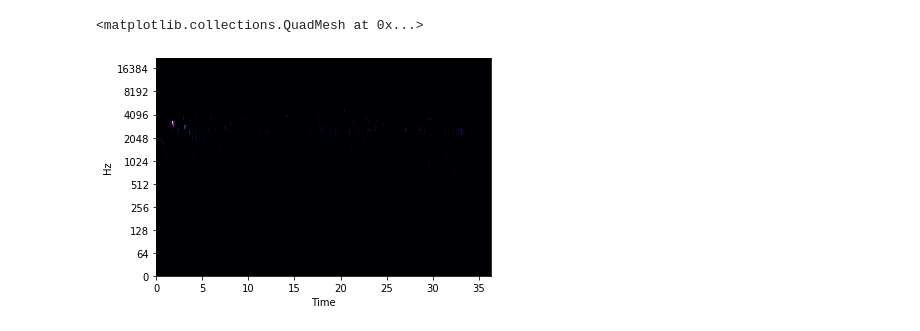
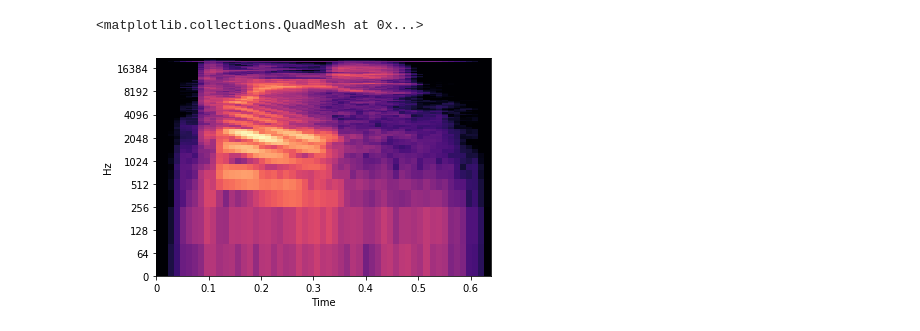
Before and after one commit to DACUS1995/Voice2Command, a Jupyter notebook: experiments/trigger_word.ipynb, the cells around one changed output. Drawn from its saved outputs; the diff is of its cells as text; code cells hidden in the pictures.

```diff
--- a/experiments/trigger_word.ipynb
+++ b/experiments/trigger_word.ipynb
@@ -17,15 +18,15 @@ from torch.utils.data import DataLoader
 # %%
 np.random.seed(18)
 # %%
-y, sr= librosa.core.load("./Coffee-shop-background-noise.wav", 44100)
+y, sr= librosa.core.load("./please.wav", 44100)
 S = librosa.feature.melspectrogram(y=y, sr=sr)
 S_db = librosa.core.power_to_db(S)
 
 fig, ax = plt.subplots(nrows=1, ncols=1, sharex=True)
 librosa.display.specshow(S_db, y_axis='log', sr=sr, x_axis='time', ax=ax)
 # %% [output]
 <matplotlib.collections.QuadMesh at 0x...>
-[figure, old version]
+[figure, new version]
 # %%
 class CustomDataset(Dataset):
 	def __init__(
```
Also changed, not shown: parts of 3 cells of this notebook, 2 other files.
